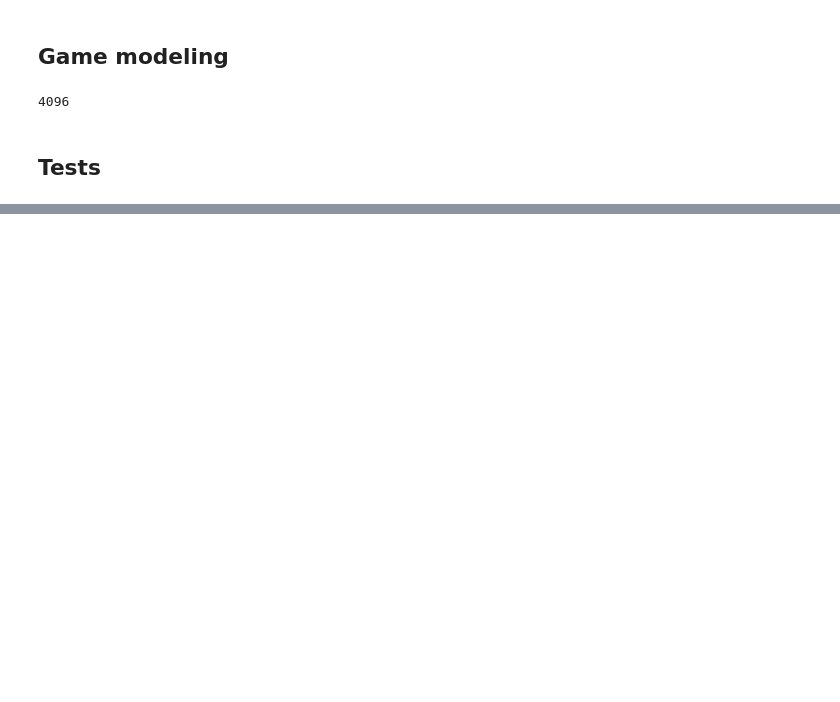
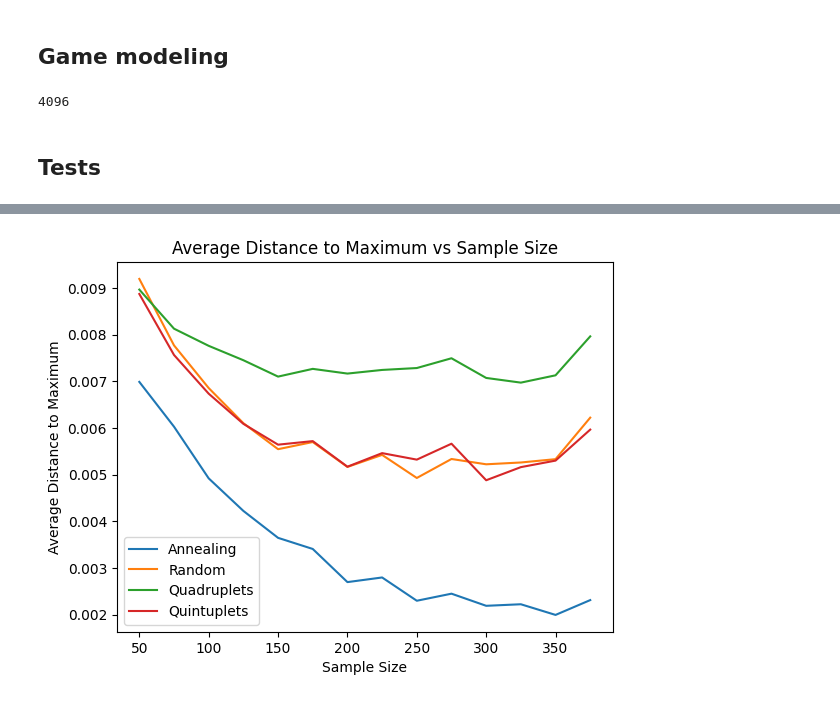
Before and after one commit to baptistechev/RL_CS, a Jupyter notebook: Test on MCCL/simulation_paper.ipynb, the cells around one changed output, grey strips where cells are left out. Cells and saved outputs as stored; diff of their text form; code cells hidden in the pictures; blank space fills up the shorter version.

```diff
--- a/Test on MCCL/simulation_paper.ipynb
+++ b/Test on MCCL/simulation_paper.ipynb
@@ -286,14 +216,0 @@ np.average(res)
-# %%
-#Nearest neighbor triplets
-all_pat = []
-for i in range(n-2):
-    all_pat += create_specific_patterns3(i,i+1,i+2,n)
-Phi = np.array([dev_pattern(p) for p in all_pat])
-thresh = np.percentile(sequence_cost,90)
-
-res = []
-for _ in range(300):
-    coefficients = monte_carlo_compressive_learning(Phi,sequence_cost,threshold=thresh)
-    good_opt = np.intersect1d(np.argpartition(sequence_cost, -20)[-20:],np.nonzero(coefficients)[0])
-    res.append(1 if len(good_opt) > 0 else 0)
-np.average(res)
@@ -335,0 +406,12 @@ np.average(res)
+# %%
+plt.plot(np.arange(50,400,25),plot_res["annealing"],label="Annealing")
+plt.plot(np.arange(50,400,25),plot_res["random"],label="Random")
+plt.plot(np.arange(50,400,25),plot_res["quadruplets"],label="Quadruplets")
+plt.plot(np.arange(50,400,25),plot_res["quintuplets"],label="Quintuplets")
+plt.xlabel("Sample Size")
+plt.ylabel("Average Distance to Maximum")
+plt.title("Average Distance to Maximum vs Sample Size")
+plt.legend()
+plt.show()
+# %% [output]
+[figure, added]
```
Also changed, not shown: parts of 21 cells of this notebook, 2 other files.
